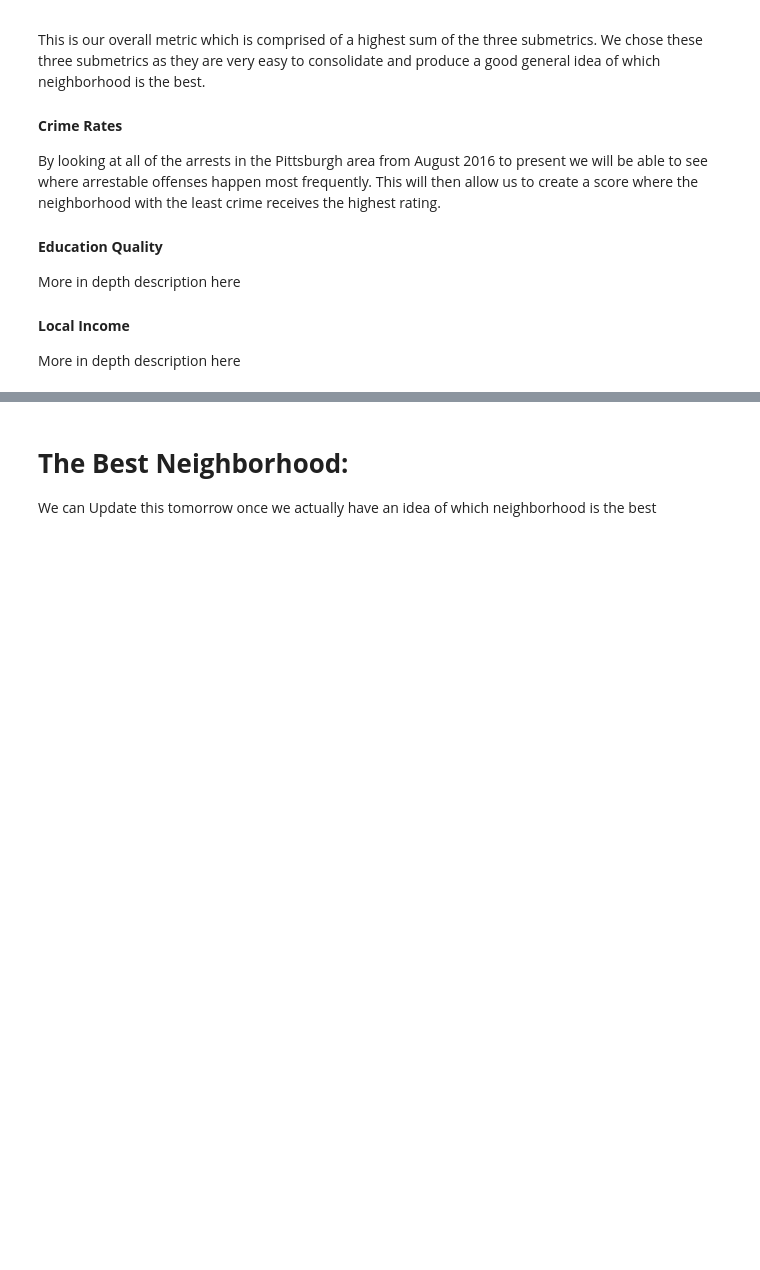
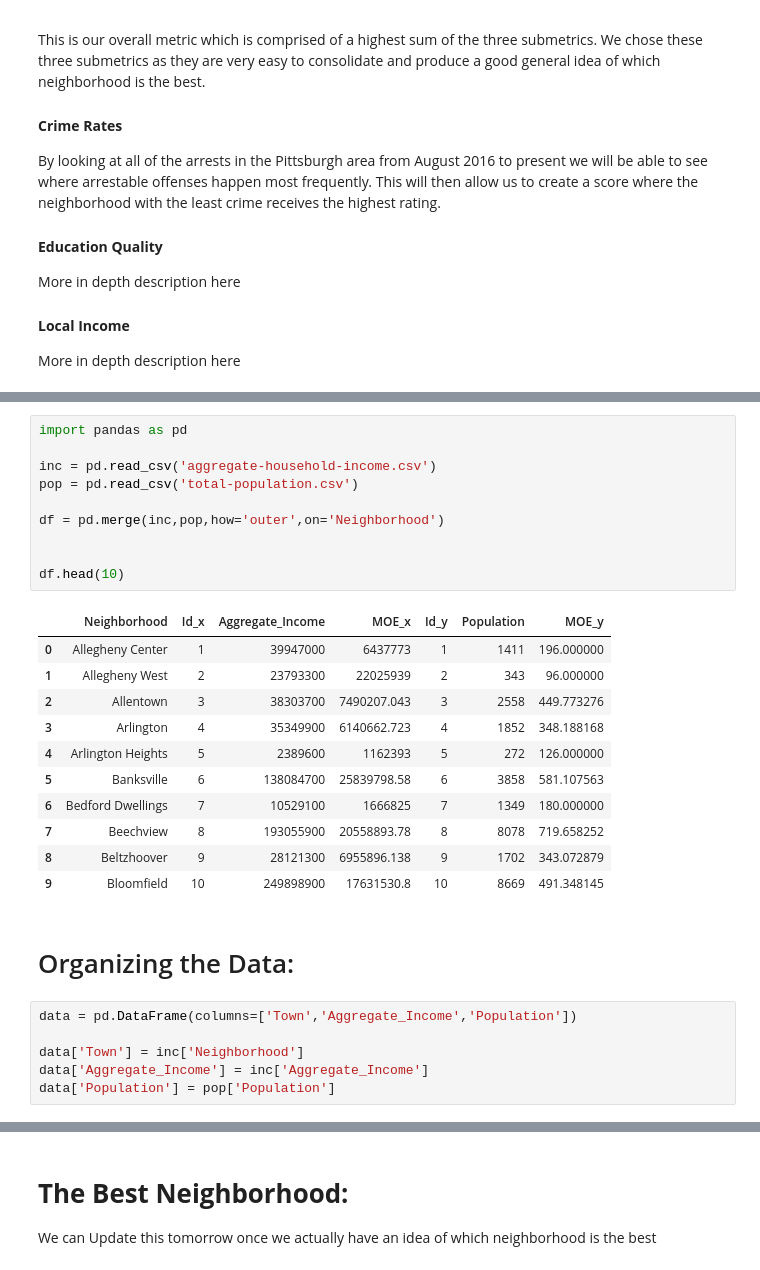
Before and after one commit to jca64/Big-Ideas-Final-Project, a Jupyter notebook: Final-Project.ipynb, the cells around one changed output, grey strips where cells are left out. Drawn from its saved outputs; the diff is of its cells as text; blank space fills up the shorter version.

```diff
--- a/Final-Project.ipynb
+++ b/Final-Project.ipynb
@@ -22,0 +29,30 @@ More in depth description here
+# %%
+import pandas as pd
+
+inc = pd.read_csv('aggregate-household-income.csv')
+pop = pd.read_csv('total-population.csv')
+
+df = pd.merge(inc,pop,how='outer',on='Neighborhood')
+
+
+df.head(10)
+# %% [output]
+|  | Neighborhood | Id_x | Aggregate_Income | MOE_x | Id_y | Population | MOE_y |
+| 0 | Allegheny Center | 1 | 39947000 | 6437773 | 1 | 1411 | 196.000000 |
+| 1 | Allegheny West | 2 | 23793300 | 22025939 | 2 | 343 | 96.000000 |
+| 2 | Allentown | 3 | 38303700 | 7490207.043 | 3 | 2558 | 449.773276 |
+| 3 | Arlington | 4 | 35349900 | 6140662.723 | 4 | 1852 | 348.188168 |
+| 4 | Arlington Heights | 5 | 2389600 | 1162393 | 5 | 272 | 126.000000 |
+| 5 | Banksville | 6 | 138084700 | 25839798.58 | 6 | 3858 | 581.107563 |
+| 6 | Bedford Dwellings | 7 | 10529100 | 1666825 | 7 | 1349 | 180.000000 |
+| 7 | Beechview | 8 | 193055900 | 20558893.78 | 8 | 8078 | 719.658252 |
+| 8 | Beltzhoover | 9 | 28121300 | 6955896.138 | 9 | 1702 | 343.072879 |
+| 9 | Bloomfield | 10 | 249898900 | 17631530.8 | 10 | 8669 | 491.348145 |
+# %% [markdown]
+# Organizing the Data:
+# %%
+data = pd.DataFrame(columns=['Town','Aggregate_Income','Population'])
+
+data['Town'] = inc['Neighborhood']
+data['Aggregate_Income'] = inc['Aggregate_Income']
+data['Population'] = pop['Population']
```
Also changed, not shown: parts of 31 cells of this notebook.
